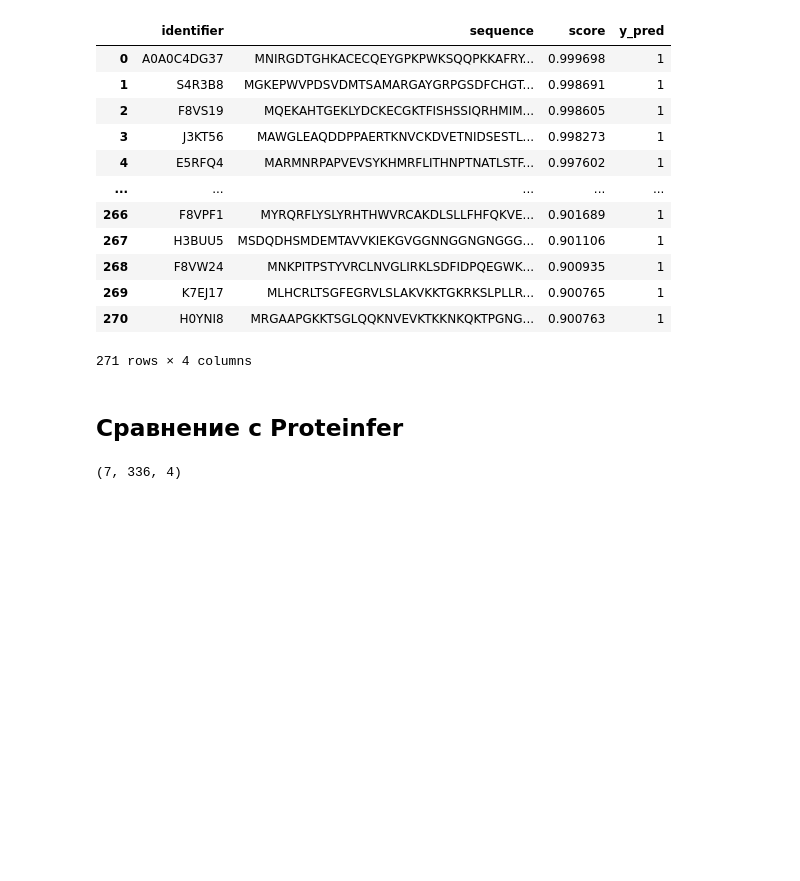
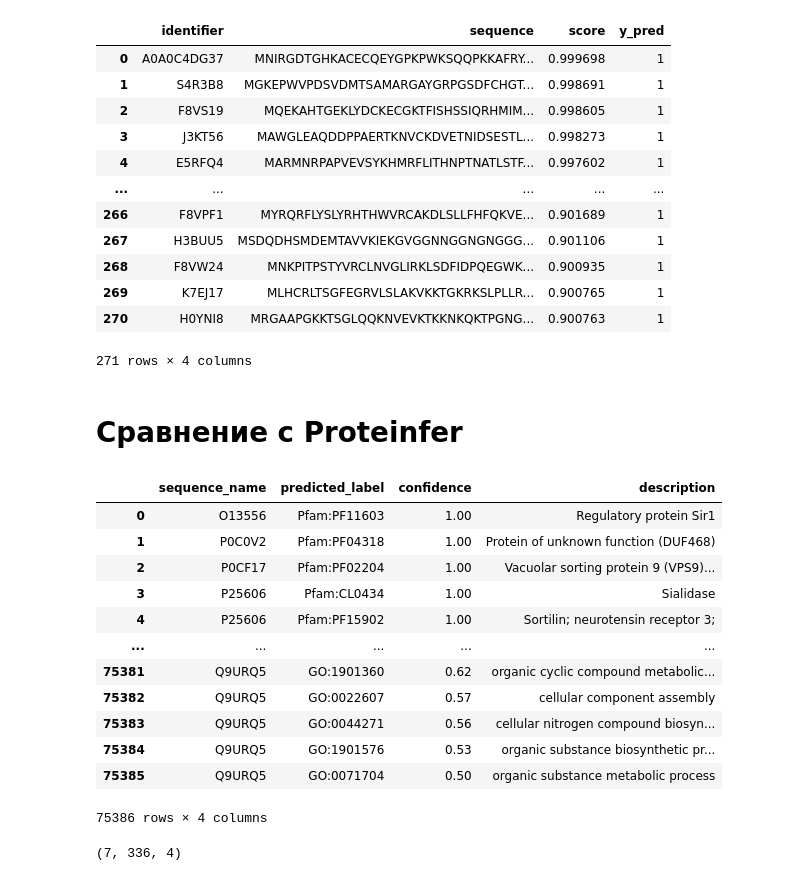
Before and after one commit to GavrilenkoA/DBP-Finder, a Jupyter notebook: process_data/analyze_prediction.ipynb, the cells around one changed output. Saved outputs shown, nothing was run; the diff lists cells and outputs as text; code cells hidden in the pictures; blank space fills up the shorter version.

```diff
--- a/process_data/analyze_prediction.ipynb
+++ b/process_data/analyze_prediction.ipynb
@@ -253,9 +538,24 @@ not_annot_homo[not_annot_homo.score > 0.9]
 | 270 | H0YNI8 | MRGAAPGKKTSGLQQKNVEVKTKKNKQKTPGNG... | 0.900763 | 1 |
 271 rows × 4 columns
 # %% [markdown]
-## Сравнение с Proteinfer
+# Сравнение с Proteinfer
 # %%
-protienfer_pred = pd.read_csv("../../proteinfer/Ecoli_predictions.tsv", sep="\t")
-dbp_finder_pred = pd.read_csv("../data/not_annotated/prediction/Ecoli_prediction.csv")
+protienfer_pred = pd.read_csv("../../proteinfer/Cerevisiae_predictions.tsv", sep="\t")
+dbp_finder_pred = pd.read_csv("../data/not_annotated/prediction/Cerevisiae_prediction.csv")
+protienfer_pred
+# %% [output]
+|  | sequence_name | predicted_label | confidence | description |
+| 0 | O13556 | Pfam:PF11603 | 1.00 | Regulatory protein Sir1 |
+| 1 | P0C0V2 | Pfam:PF04318 | 1.00 | Protein of unknown function (DUF468) |
+| 2 | P0CF17 | Pfam:PF02204 | 1.00 | Vacuolar sorting protein 9 (VPS9)... |
+| 3 | P25606 | Pfam:CL0434 | 1.00 | Sialidase |
+| 4 | P25606 | Pfam:PF15902 | 1.00 | Sortilin; neurotensin receptor 3; |
+| ... | ... | ... | ... | ... |
+| 75381 | Q9URQ5 | GO:1901360 | 0.62 | organic cyclic compound metabolic... |
+| 75382 | Q9URQ5 | GO:0022607 | 0.57 | cellular component assembly |
+| 75383 | Q9URQ5 | GO:0044271 | 0.56 | cellular nitrogen compound biosyn... |
+| 75384 | Q9URQ5 | GO:1901576 | 0.53 | organic substance biosynthetic pr... |
+| 75385 | Q9URQ5 | GO:0071704 | 0.50 | organic substance metabolic process |
+75386 rows × 4 columns
 # %%
 def compare_predicts(protienfer_pred, dbp_finder_pred):
```
Also changed, not shown: parts of 78 cells of this notebook, 5 other files.
